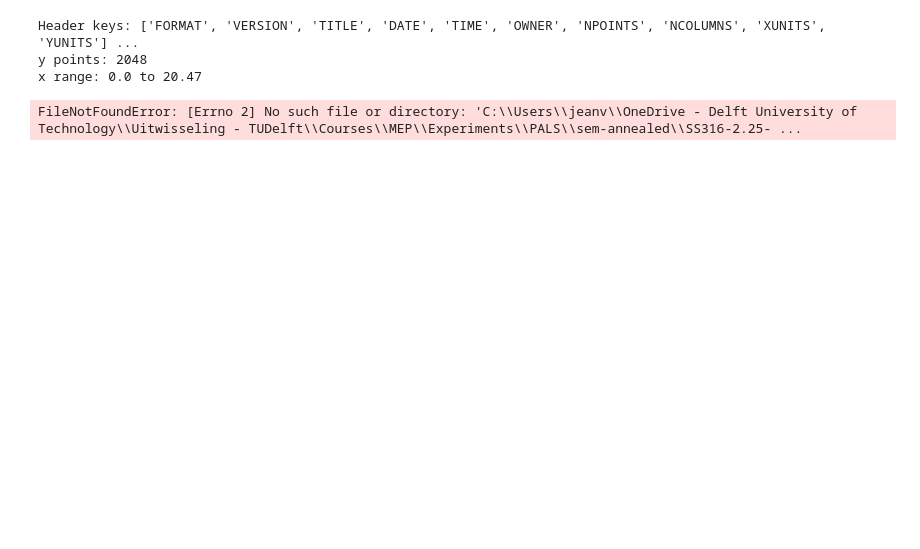
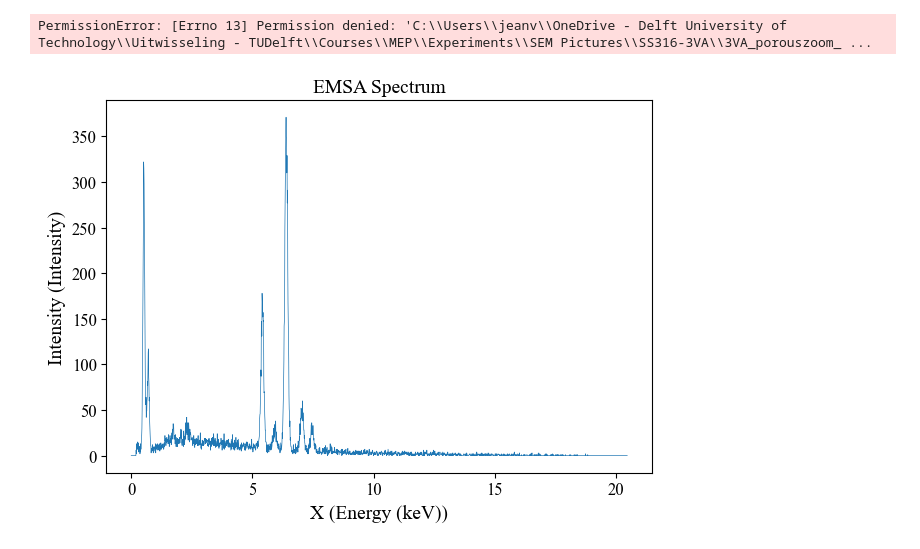
Before and after one commit to jeanvictorbendixenfm-web/Programming-PALS, a Jupyter notebook: extra/EMSA_reader.ipynb, the cells around one changed output. Cells and saved outputs as stored; diff of their text form; code cells hidden in the pictures; blank space fills up the shorter version.

```diff
--- a/extra/EMSA_reader.ipynb
+++ b/extra/EMSA_reader.ipynb
@@ -17,7 +17,7 @@ from __future__ import annotations
 from dataclasses import dataclass
 from pathlib import Path
 from typing import Dict, Optional, Tuple, Union, List
-
+import pandas as pd
 import numpy as np
 
 
@@ -165,41 +165,45 @@ def read_emsa(path: Union[str, Path]) -> EMSASpectrum:
     return EMSASpectrum(header=header, x=x, y=y)
 
 
+# Read data from EDS_data file (theoretical edges of materials)
+
+
+
+
+path = r"C:\Users\jeanv\OneDrive - Delft University of Technology\Uitwisseling - TUDelft\Courses\MEP\Experiments\SEM Pictures\SS316-3VA\3VA_porouszoom_BED"
 # Example usage:
 if __name__ == "__main__":
-    spec = read_emsa(r"C:\Users\jeanv\OneDrive - Delft University of Technology\Uitwisseling - TUDelft\Courses\MEP\Experiments\PALS\sem-annealed\SS316-2.25-3A\protB-3A-surf_001.EMSA")
+    spec = read_emsa(path)
     print("Header keys:", list(spec.header.keys())[:10], "...")
     print("y points:", spec.y.size)
     if spec.x is not None:
         print("x range:", spec.x.min(), "to", spec.x.max())
 # %% [output]
-Header keys: ['FORMAT', 'VERSION', 'TITLE', 'DATE', 'TIME', 'OWNER', 'NPOINTS', 'NCOLUMNS', 'XUNITS', 'YUNITS'] ...
-y points: 2048
-x range: 0.0 to 20.47
+PermissionError: [Errno 13] Permission denied: 'C:\\Users\\jeanv\\OneDrive - Delft University of Technology\\Uitwisseling - TUDelft\\Courses\\MEP\\Experiments\\SEM Pictures\\SS316-3VA\\3VA_porouszoom_ ...
 # %%
 import matplotlib.pyplot as plt
 
-spec = read_emsa(r"C:\Users\jeanv\OneDrive - Delft University of Technology\Uitwisseling - TUDelft\Courses\MEP\Experiments\PALS\sem-annealed\SS316-2.25-3A\protB-3A-surf_001.EMSA")
-
+path = r"C:\Users\jeanv\OneDrive - Delft University of Technology\Uitwisseling - TUDelft\Courses\MEP\Experiments\SEM Pictures\SS316-3VA\3VA_porous3_areas\Area001.EMSA"
+spec = read_emsa(path)
 plt.figure()
 if spec.x is None:
     plt.plot(spec.y)
     plt.xlabel("Channel")
 else:
     plt.plot(spec.x, spec.y)
     # If the file says what units x is in, you can show it:
     xunits = spec.header.get("XUNITS", "").strip()
     plt.xlabel(f"X ({xunits})" if xunits else "X")
 
 yunits = spec.header.get("YUNITS", "").strip()
 plt.ylabel(f"Intensity ({yunits})" if yunits else "Intensity")
 
 title = spec.header.get("TITLE") or spec.header.get("SPECTRUM") or "EMSA Spectrum"
 plt.title(title)
 plt.tight_layout()
 plt.show()
 # %% [output]
-FileNotFoundError: [Errno 2] No such file or directory: 'C:\\Users\\jeanv\\OneDrive - Delft University of Technology\\Uitwisseling - TUDelft\\Courses\\MEP\\Experiments\\PALS\\sem-annealed\\SS316-2.25- ...
+[figure, added]
 # %%
 import re
 from pathlib import Path
```
Also changed, not shown: parts of 3 cells of this notebook, 11 other files.
